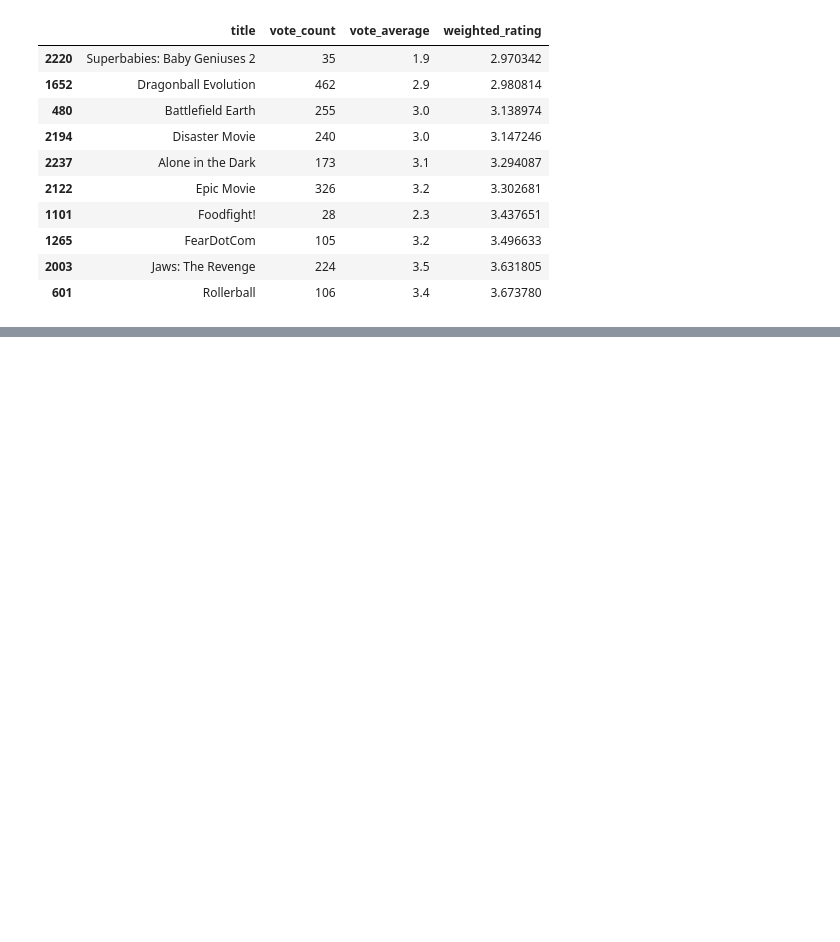
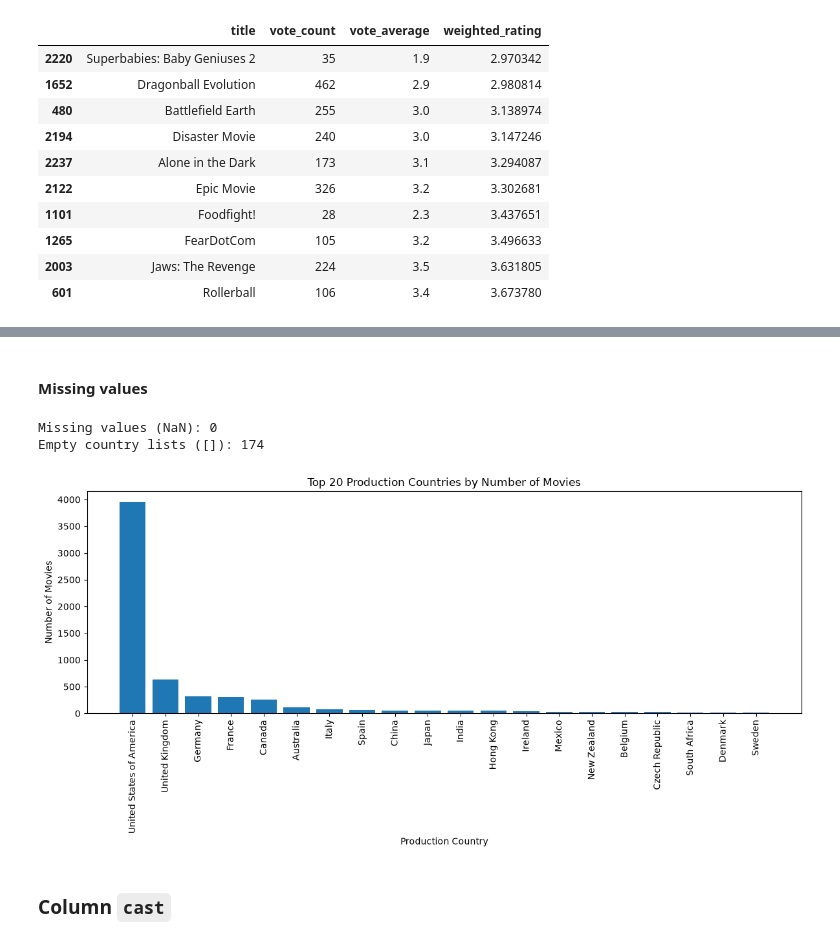
Before and after one commit to dario2002lr-coder/vector-recommender, a Jupyter notebook: notebooks/EDA_tmdb_5000_movie_dataset.ipynb, the cells around one changed output, grey strips where cells are left out. Saved outputs shown, nothing was run; the diff lists cells and outputs as text; code cells hidden in the pictures; blank space fills up the shorter version.

```diff
--- a/notebooks/EDA_tmdb_5000_movie_dataset.ipynb
+++ b/notebooks/EDA_tmdb_5000_movie_dataset.ipynb
@@ -1008,0 +1156,6 @@ bottom_10_wr[["title", "vote_count", "vote_average", "weighted_rating"]]
+# %%
+# 📊 Display complete examples of the production_companies column
+for i, companies in enumerate(merged_df["production_companies"].head(5), start=1):
+    print(f"Movie {i}:")
+    print(companies)
+    print("-" * 100)
@@ -1008,0 +1288,6 @@ bottom_10_wr[["title", "vote_count", "vote_average", "weighted_rating"]]
+# %%
+# 📊 Display complete examples of the production_countries column
+for i, countries in enumerate(merged_df["production_countries"].head(5), start=1):
+    print(f"Movie {i}:")
+    print(countries)
+    print("-" * 100)
@@ -1008,0 +1310,46 @@ bottom_10_wr[["title", "vote_count", "vote_average", "weighted_rating"]]
+# %% [markdown]
+#### Missing values
+# %%
+# 📊 Count missing values
+missing_countries = merged_df["production_countries"].isna().sum()
+
+# 📊 Count empty country lists
+empty_countries = (merged_df["production_countries"] == "[]").sum()
+
+print(f"Missing values (NaN): {missing_countries}")
+print(f"Empty country lists ([]): {empty_countries}")
+# %% [output]
+Missing values (NaN): 0
+Empty country lists ([]): 174
+# %%
+countries_parsed = merged_df["production_countries"].fillna("[]").apply(ast.literal_eval)
+
+# 📊 Count movie occurrences by production country
+country_counts = Counter()
+
+for countries in countries_parsed:
+    for country in countries:
+        country_counts[country["name"]] += 1
+
+# 🔝 Top 20 production countries
+top_countries = country_counts.most_common(20)
+
+# 📈 Plot
+plt.figure(figsize=(12, 6))
+plt.bar(
+    [country for country, _ in top_countries],
+    [count for _, count in top_countries]
+)
+
+# 🏷️ Labels and title
+plt.title("Top 20 Production Countries by Number of Movies")
+plt.xlabel("Production Country")
+plt.ylabel("Number of Movies")
+
+plt.xticks(rotation=90)
+plt.tight_layout()
+plt.show()
+# %% [output]
+[figure, added]
+# %% [markdown]
+### Column `cast`
```
Also changed, not shown: parts of 44 cells of this notebook.
